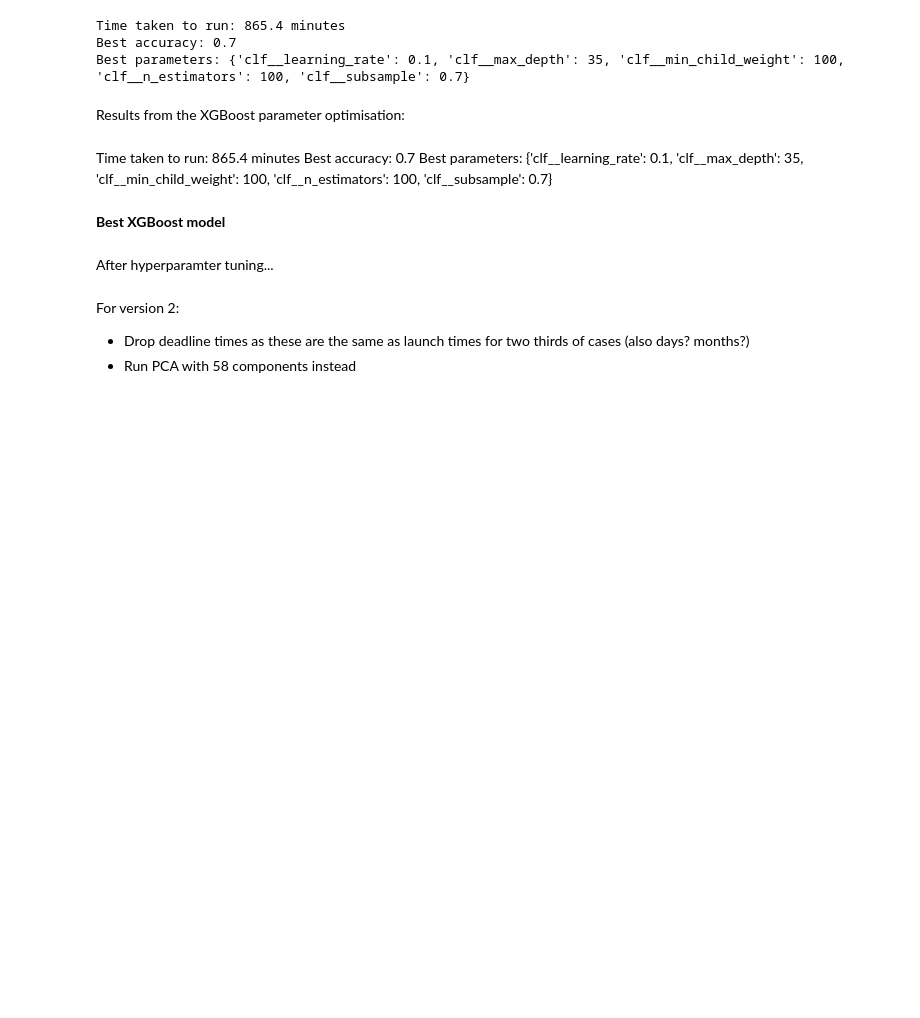
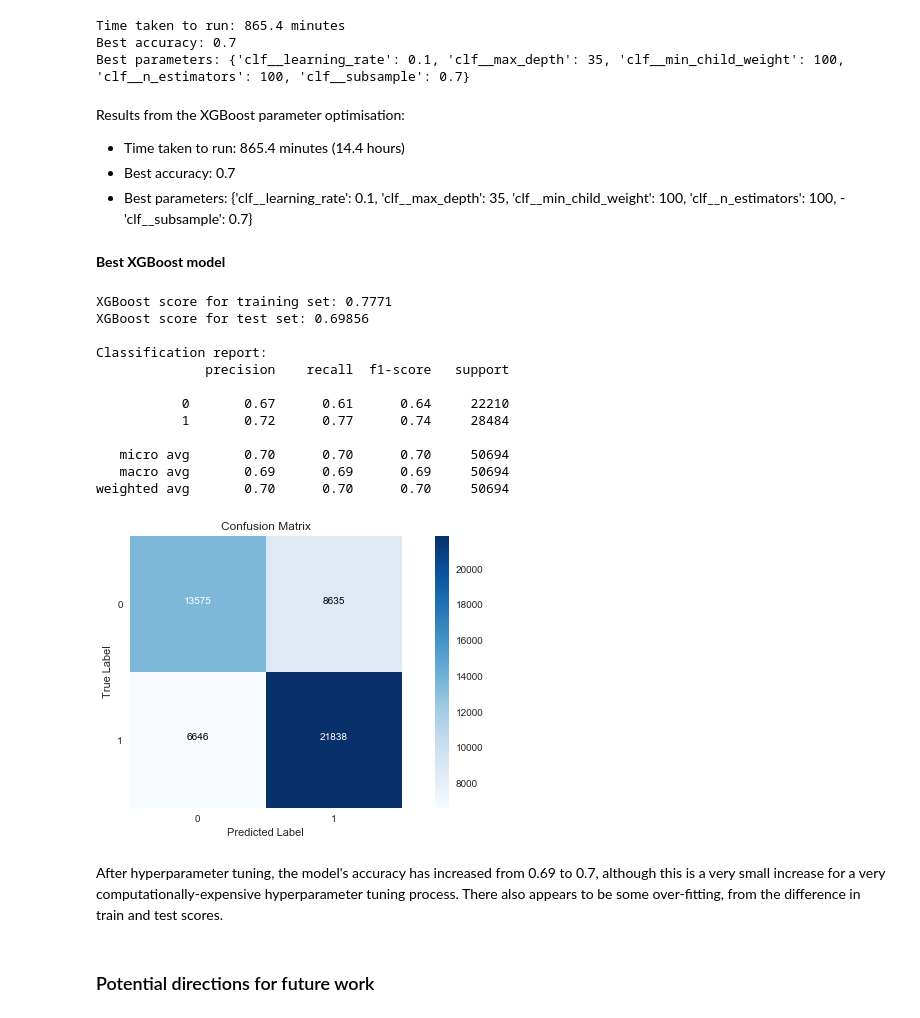
Before and after one commit to L-Lewis/Kickstarter-success-machine-learning, a Jupyter notebook: student.ipynb, the cells around one changed output. Cells and saved outputs as stored; diff of their text form; code cells hidden in the pictures; blank space fills up the shorter version.

```diff
--- a/student.ipynb
+++ b/student.ipynb
@@ -1637,17 +1667,42 @@ print("Best parameters:", xgb_best_params)
 Time taken to run: 865.4 minutes
 Best accuracy: 0.7
 Best parameters: {'clf__learning_rate': 0.1, 'clf__max_depth': 35, 'clf__min_child_weight': 100, 'clf__n_estimators': 100, 'clf__subsample': 0.7}
-# %% [markdown]
-Results from the XGBoost parameter optimisation:
 # %% [markdown]
-Time taken to run: 865.4 minutes
-Best accuracy: 0.7
-Best parameters: {'clf__learning_rate': 0.1, 'clf__max_depth': 35, 'clf__min_child_weight': 100, 'clf__n_estimators': 100, 'clf__subsample': 0.7}
+Results from the XGBoost parameter optimisation:
+- Time taken to run: 865.4 minutes (14.4 hours)
+- Best accuracy: 0.7
+- Best parameters: {'clf__learning_rate': 0.1, 'clf__max_depth': 35, 'clf__min_child_weight': 100, 'clf__n_estimators': 100, - 'clf__subsample': 0.7}
 # %% [markdown]
 **Best XGBoost model**
-# %% [markdown]
-After hyperparamter tuning...
-# %% [markdown]
-For version 2:
-- Drop deadline times as these are the same as launch times for two thirds of cases (also days? months?)
-- Run PCA with 58 components instead
+# %%
+pipe_best_xgb = Pipeline([('pca', PCA(n_components=90)),
+                    ('clf', xgb.XGBClassifier(learning_rate=0.1, max_depth=35, min_child_weight=100, n_estimators=100, subsample=0.7))])
+
+pipe_best_xgb.fit(X_train, y_train)
+
+xgb_y_hat_train = pipe_best_xgb.predict(X_train)
+xgb_y_hat_test = pipe_best_xgb.predict(X_test)
+
+print("XGBoost score for training set:", round(pipe_best_xgb.score(X_train, y_train),5))
+print("XGBoost score for test set:", round(pipe_best_xgb.score(X_test, y_test),5))
+print("\nClassification report:")
+print(classification_report(y_test, xgb_y_hat_test))
+plot_cf(y_test, xgb_y_hat_test)
+# %% [output]
+XGBoost score for training set: 0.7771
+XGBoost score for test set: 0.69856
+
+Classification report:
+              precision    recall  f1-score   support
+
+           0       0.67      0.61      0.64     22210
+           1       0.72      0.77      0.74     28484
+
+   micro avg       0.70      0.70      0.70     50694
+   macro avg       0.69      0.69      0.69     50694
+weighted avg       0.70      0.70      0.70     50694
+[figure, added]
+# %% [markdown]
+After hyperparameter tuning, the model's accuracy has increased from 0.69 to 0.7, although this is a very small increase for a very computationally-expensive hyperparameter tuning process. There also appears to be some over-fitting, from the difference in train and test scores.
+# %% [markdown]
+### Potential directions for future work
```
Also changed, not shown: parts of 22 cells of this notebook.
